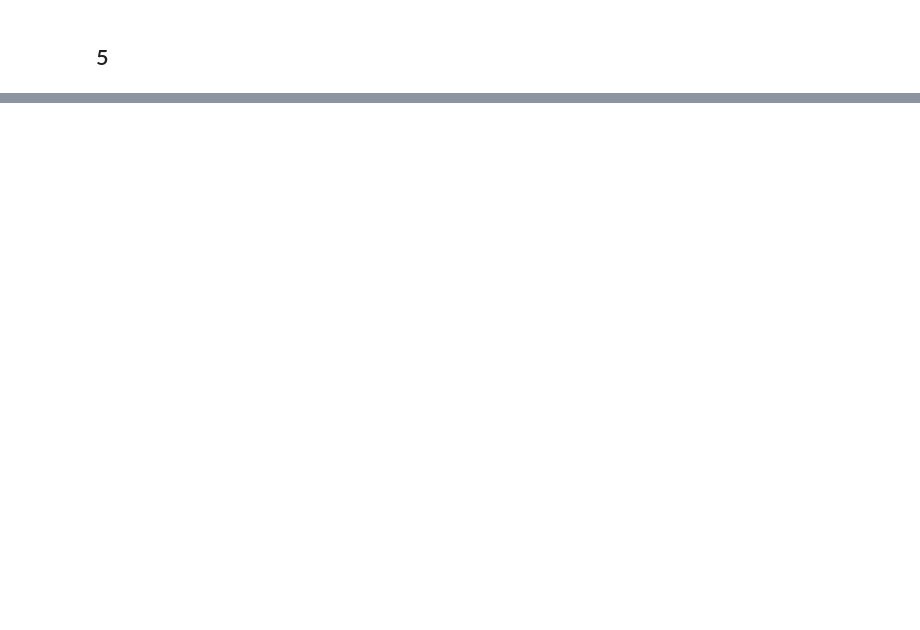
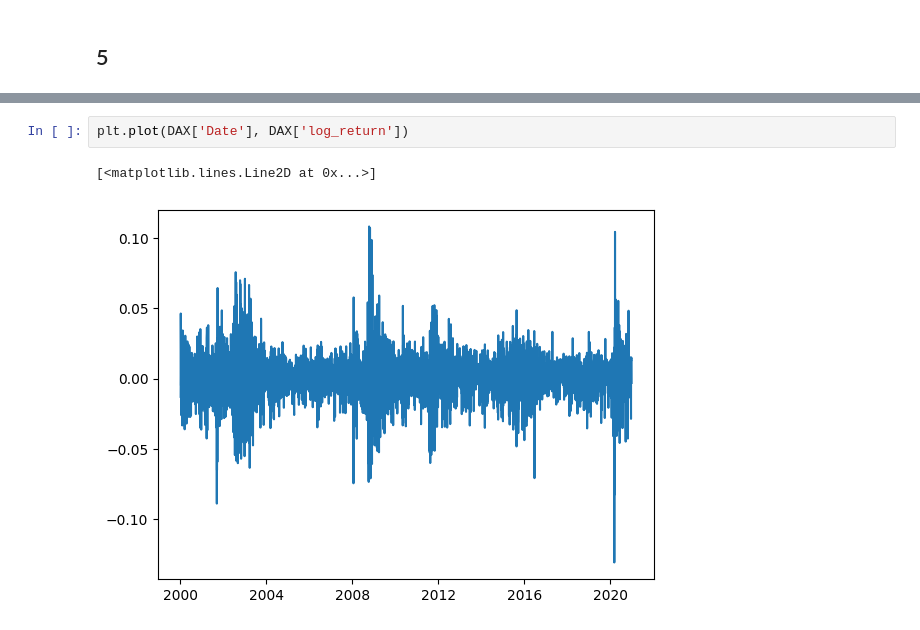
Before and after one commit to milchi03/QRM_ETH_Exercise, a Jupyter notebook: QRM_Exercise_3.ipynb, the cells around one changed output, grey strips where cells are left out. Drawn from its saved outputs; the diff is of its cells as text; blank space fills up the shorter version.

```diff
--- a/QRM_Exercise_3.ipynb
+++ b/QRM_Exercise_3.ipynb
@@ -93,0 +139,5 @@ plt.plot(GARCH11path(N=1000, burn_in=10000, a0=0.1, a1=0.4, b=0.4, WN='WNt')[0])
+# %%
+plt.plot(DAX['Date'], DAX['log_return'])
+# %% [output]
+[<matplotlib.lines.Line2D at 0x...>]
+[figure, added]
```
Also changed, not shown: parts of 32 cells of this notebook, 2 other files.
